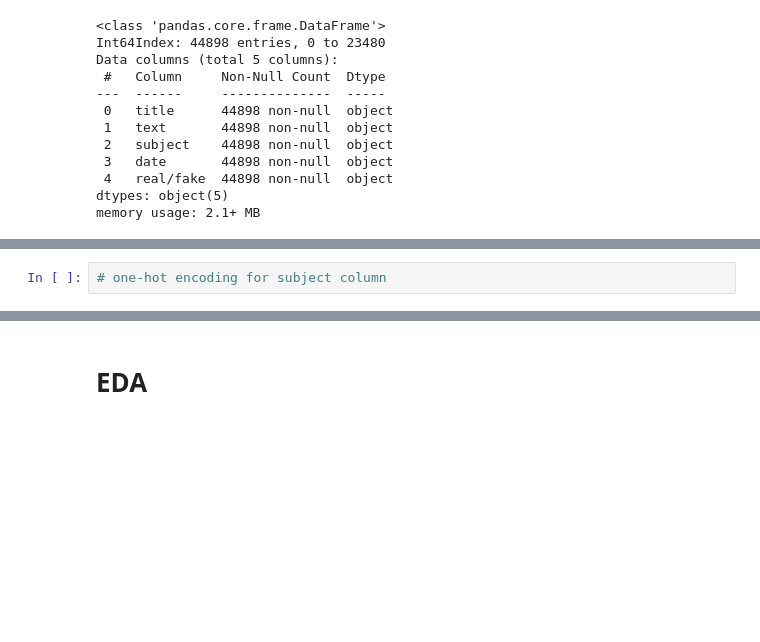
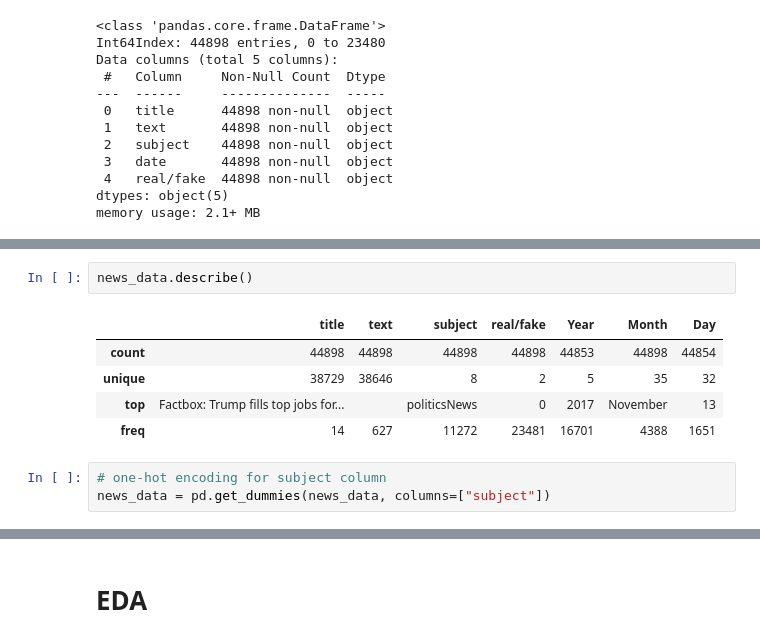
Before and after one commit to zhouchun0105/Fake-News-Detection-Project-BA865, a Jupyter notebook: BA865_Fake_News_Classification_Project.ipynb, the cells around one changed output, grey strips where cells are left out. Cells and saved outputs as stored; diff of their text form; blank space fills up the shorter version.

```diff
--- a/BA865_Fake_News_Classification_Project.ipynb
+++ b/BA865_Fake_News_Classification_Project.ipynb
@@ -158,4 +167,13 @@ news_data.head()
+# %%
+news_data.describe()
+# %% [output]
+|  | title | text | subject | real/fake | Year | Month | Day |
+| count | 44898 | 44898 | 44898 | 44898 | 44853 | 44898 | 44854 |
+| unique | 38729 | 38646 | 8 | 2 | 5 | 35 | 32 |
+| top | Factbox: Trump fills top jobs for... |  | politicsNews | 0 | 2017 | November | 13 |
+| freq | 14 | 627 | 11272 | 23481 | 16701 | 4388 | 1651 |
 # %%
 # one-hot encoding for subject column
+news_data = pd.get_dummies(news_data, columns=["subject"])
 # %%
 # title and text can be two seperate variables
```
Also changed, not shown: parts of 20 cells of this notebook.
